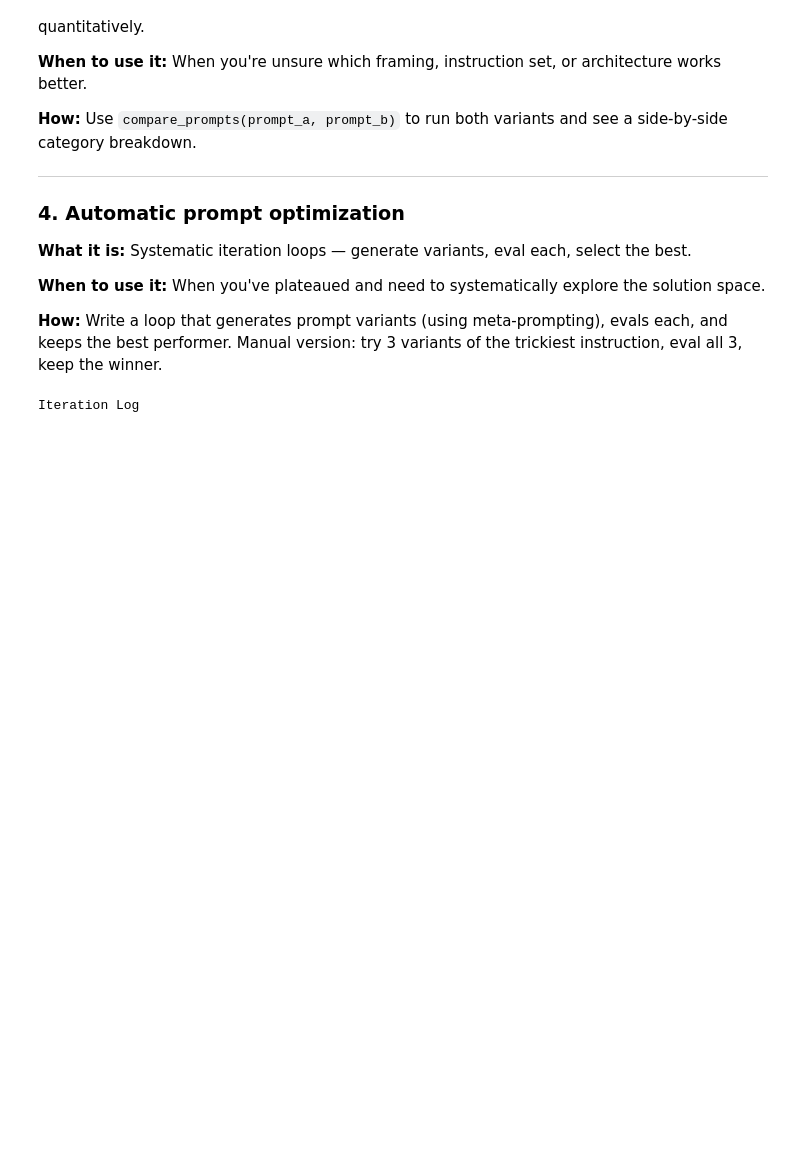
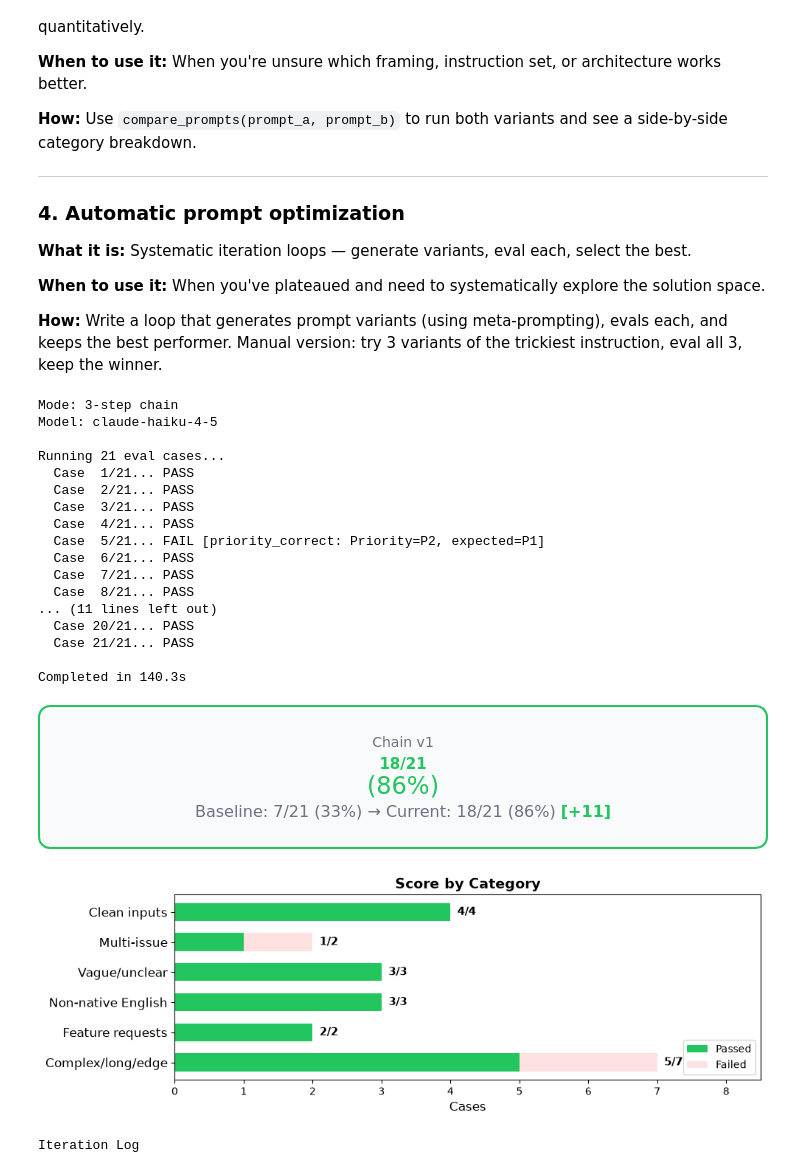
Before and after one commit to travistheall/Basecamp-Exercises, a Jupyter notebook: day1/03_prompt-rescue/Prompt_Rescue_solo.ipynb, the cells around one changed output. Cells and saved outputs as stored; diff of their text form; code cells hidden in the pictures; blank space fills up the shorter version.

Commit message:
run new cases and dump json

```diff
--- a/day1/03_prompt-rescue/Prompt_Rescue_solo.ipynb
+++ b/day1/03_prompt-rescue/Prompt_Rescue_solo.ipynb
@@ -1445,34 +1449,57 @@ assembler. You'll receive the original ticket, the classifier's step 1 output (p
 category, reasoning), and step 2's output (entities, extraction_confidence). Trust those
 upstream results as-is -- do not re-derive priority or re-extract entities yourself, just use
 what was handed to you.
 
 1. Draft a response that:
    - Acknowledges every distinct issue mentioned, if there is more than one.
    - For category "feature_request" (P4): thanks them for the feedback and is clear this is a
      request to be considered/routed, not a bug being fixed. Never say you'll "fix" it.
    - For category "insufficient_information" or otherwise vague tickets: asks a specific
      clarifying question rather than assuming what's wrong.
    - Is professional and empathetic regardless of the ticket's own tone.
 
 2. Determine overall confidence:
    - "low" if step 1's category was "insufficient_information," if step 2's
      extraction_confidence was "low," or if most entity fields came back empty.
    - "high" only if both the classification and the extraction were based on concrete,
      non-hedged evidence.
    - Otherwise "medium".
 
 3. Assemble and return ONLY this single valid JSON object, and nothing else (no markdown
    fences, no commentary before or after):
    {"priority": "", "entities": {"product": "", "version": "", "error_codes": [], "affected_users": ""}, "response": "", "confidence": "high/medium/low"}
    - Use the priority from step 1 and the entities object from step 2 verbatim.
    - The JSON must be syntactically valid. Escape any double quotes, backslashes, or newlines
      that appear inside string values (e.g. inside "response") so they don't break the
      structure.
    - Always include all fields, using "" or [] for anything not present.
 """
 
 # Run the chain (uncomment when ready)
-# results = run_eval_suite([step1_prompt, step2_prompt, step3_prompt], label="Chain v1")
+results = run_eval_suite([step1_prompt, step2_prompt, step3_prompt], label="Chain v1")
+# %% [output]
+Mode: 3-step chain
+Model: claude-haiku-4-5
+
+Running 21 eval cases...
+  Case  1/21... PASS
+  Case  2/21... PASS
+  Case  3/21... PASS
+  Case  4/21... PASS
+  Case  5/21... FAIL [priority_correct: Priority=P2, expected=P1]
+  Case  6/21... PASS
+  Case  7/21... PASS
+  Case  8/21... PASS
+... (11 lines left out)
+  Case 20/21... PASS
+  Case 21/21... PASS
+
+Completed in 140.3s
+Chain v1
+18/21
+(86%)
+Baseline: 7/21 (33%) → Current: 18/21 (86%) [+11]
+[figure, added]
 # %%
 # ============================================================
 # A/B COMPARISON -- Compare two prompt variants
```
Also changed, not shown: parts of 1 cell of this notebook, 1 other file.
